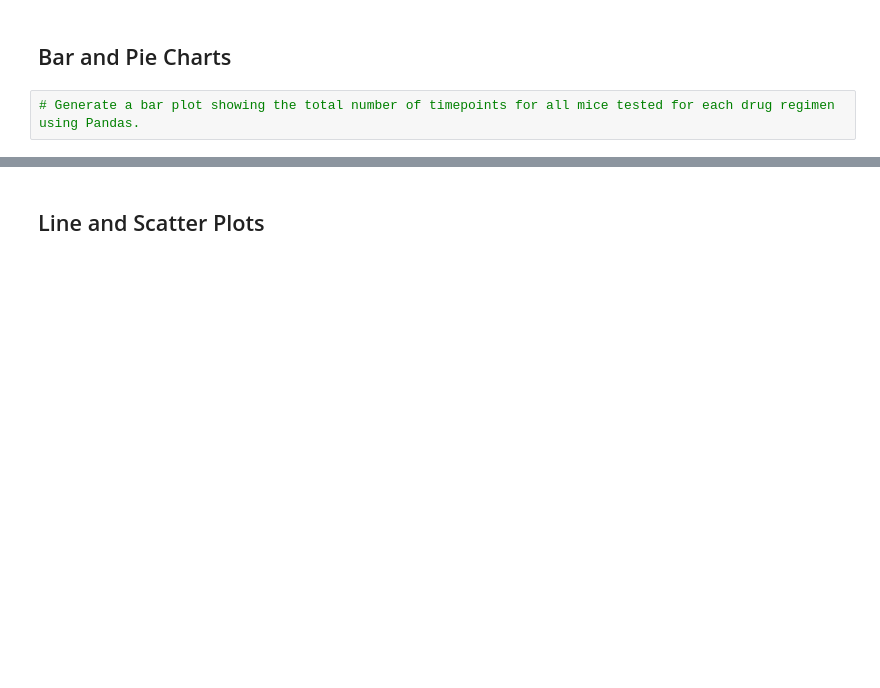
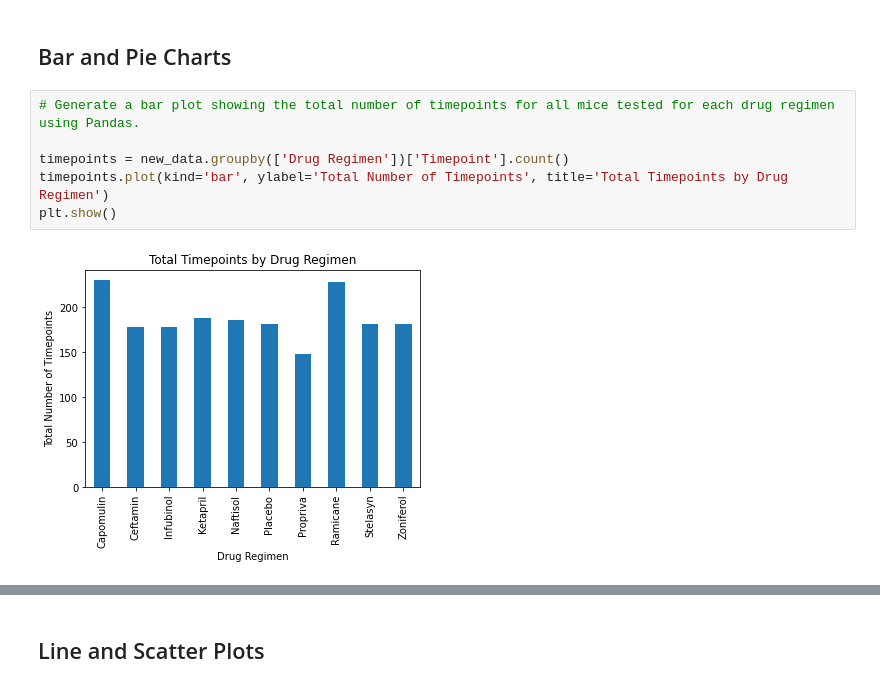
Before and after one commit to hibaa-a/matplotlib, a Jupyter notebook: Pymaceuticals/pymaceuticals.ipynb, the cells around one changed output, grey strips where cells are left out. Cells and saved outputs as stored; diff of their text form; blank space fills up the shorter version.

```diff
--- a/Pymaceuticals/pymaceuticals.ipynb
+++ b/Pymaceuticals/pymaceuticals.ipynb
@@ -131,5 +131,11 @@ summary2
 ## Bar and Pie Charts
 # %%
 # Generate a bar plot showing the total number of timepoints for all mice tested for each drug regimen using Pandas.
+
+timepoints = new_data.groupby(['Drug Regimen'])['Timepoint'].count()
+timepoints.plot(kind='bar', ylabel='Total Number of Timepoints', title='Total Timepoints by Drug Regimen')
+plt.show()
+# %% [output]
+[figure, added]
 # %%
 # Generate a bar plot showing the total number of timepoints for all mice tested for each drug regimen using pyplot.
```
Also changed, not shown: parts of 13 cells of this notebook.
